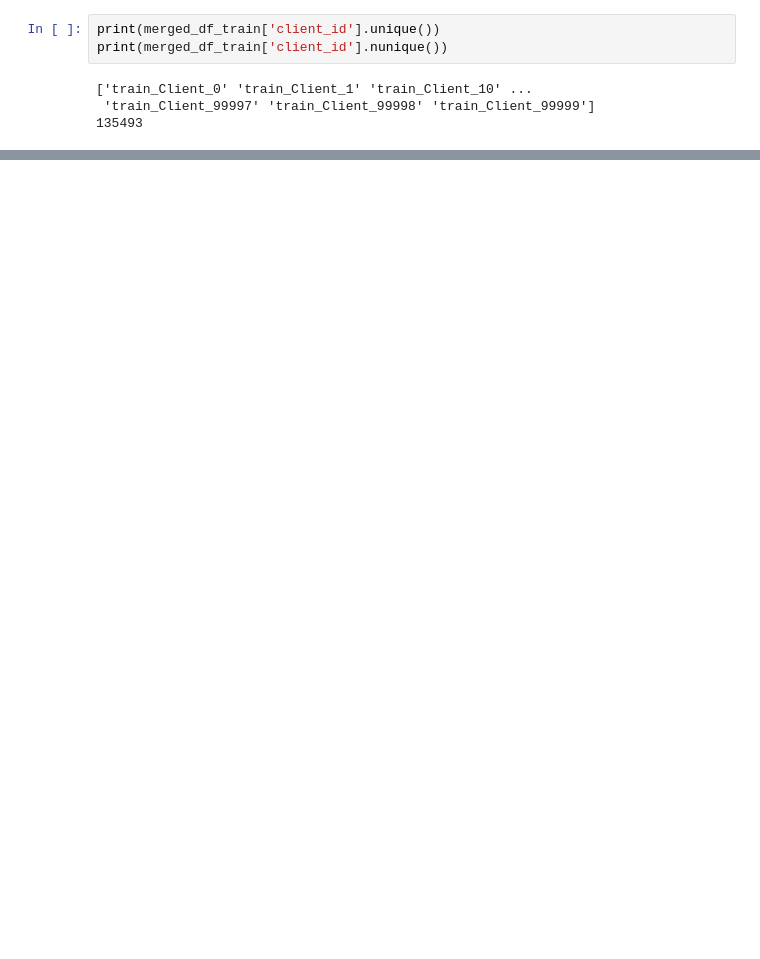
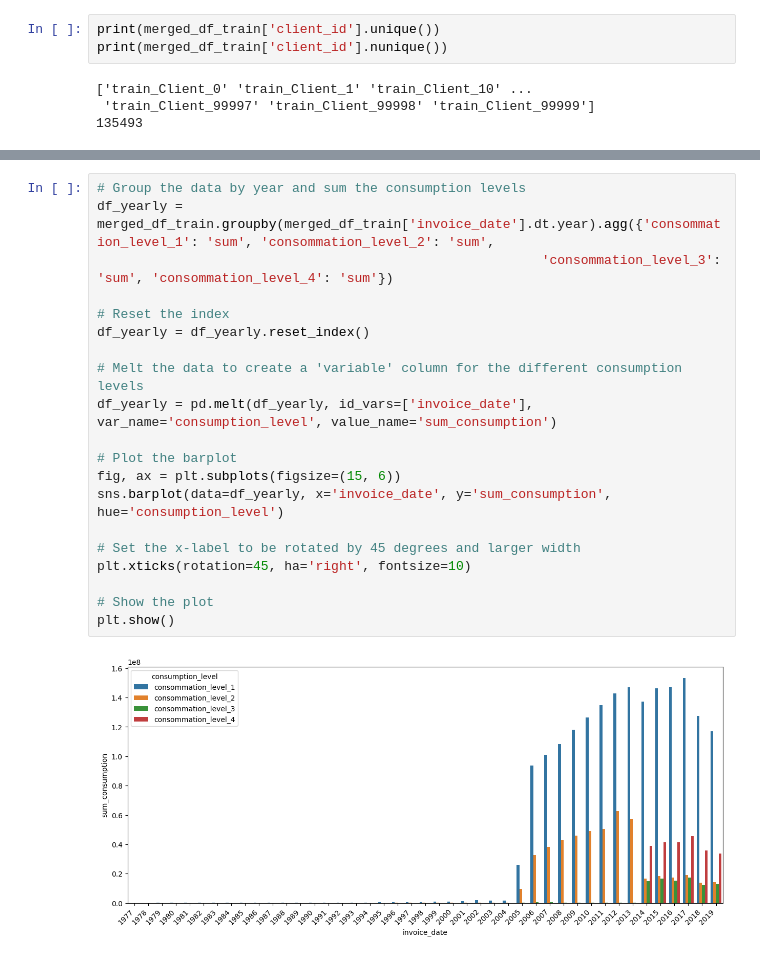
Before and after one commit to tomduese/ds-fraud-detection, a Jupyter notebook: fraud_detection.ipynb, the cells around one changed output, grey strips where cells are left out. Saved outputs shown, nothing was run; the diff lists cells and outputs as text; blank space fills up the shorter version.

```diff
--- a/fraud_detection.ipynb
+++ b/fraud_detection.ipynb
@@ -303,0 +362,22 @@ Error:
+# %%
+# Group the data by year and sum the consumption levels
+df_yearly = merged_df_train.groupby(merged_df_train['invoice_date'].dt.year).agg({'consommation_level_1': 'sum', 'consommation_level_2': 'sum',
+                                                         'consommation_level_3': 'sum', 'consommation_level_4': 'sum'})
+
+# Reset the index
+df_yearly = df_yearly.reset_index()
+
+# Melt the data to create a 'variable' column for the different consumption levels
+df_yearly = pd.melt(df_yearly, id_vars=['invoice_date'], var_name='consumption_level', value_name='sum_consumption')
+
+# Plot the barplot
+fig, ax = plt.subplots(figsize=(15, 6))
+sns.barplot(data=df_yearly, x='invoice_date', y='sum_consumption', hue='consumption_level')
+
+# Set the x-label to be rotated by 45 degrees and larger width
+plt.xticks(rotation=45, ha='right', fontsize=10)
+
+# Show the plot
+plt.show()
+# %% [output]
+[figure, added]
```
Also changed, not shown: parts of 17 cells of this notebook.
